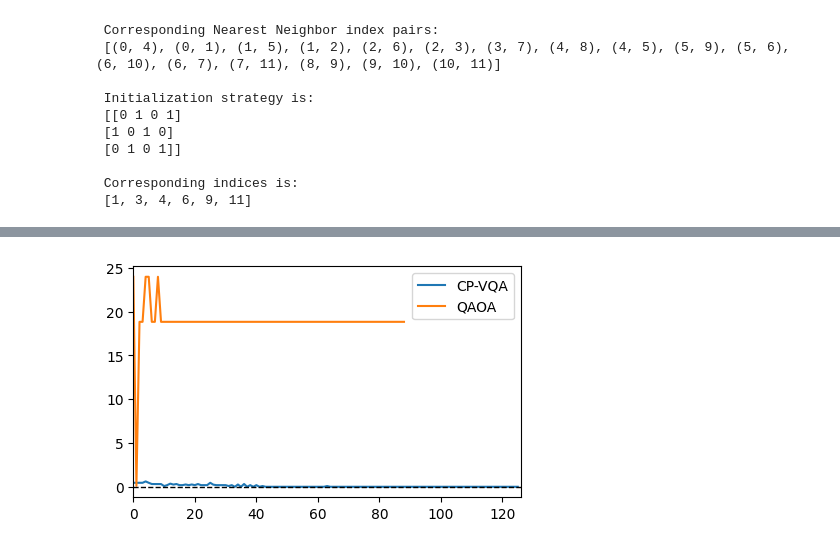
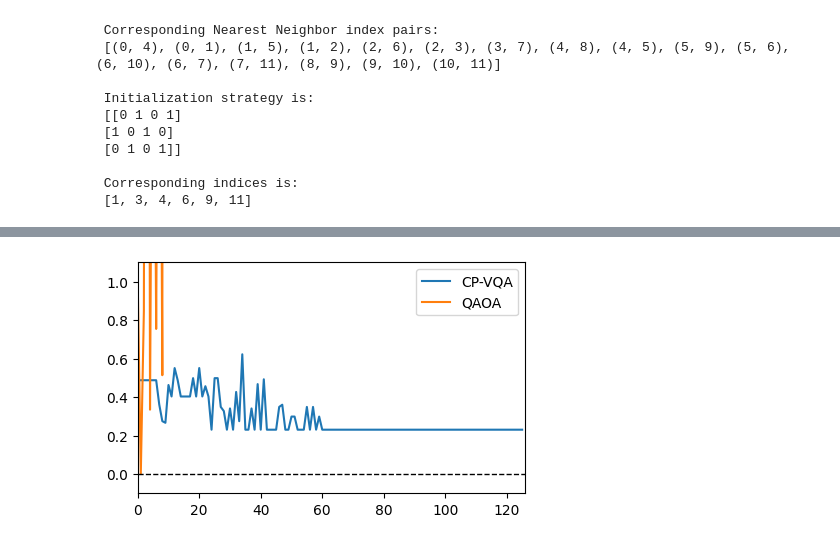
Before and after one commit to seba2390/Azurestuff, a Jupyter notebook: scripts/fig_1.ipynb, the cells around one changed output, grey strips where cells are left out. Drawn from its saved outputs; the diff is of its cells as text; code cells hidden in the pictures.

```diff
--- a/scripts/fig_1.ipynb
+++ b/scripts/fig_1.ipynb
@@ -150,13 +165,14 @@ NORMAL_res = sc.optimize.minimize(fun=NORMAL_ansatz.get_cost, x0=NORMAL_theta_i,
                            options={'disp': False, 'maxiter': max_iter},
                            callback=NORMAL_callback_function)
 # %%
+# N.B. Because the normalization is done w. respect to the "allowed states (w. k ones)" QAOA has cost above 1.
 fig, ax = plt.subplots(1,1, figsize=(5,3))
 ax.plot([it for it in range(len(CP_costs))], CP_costs, label='CP-VQA')
 ax.plot([it for it in range(len(NORMAL_costs))], NORMAL_costs, label='QAOA')
 ax.set_xlim(0,max(len(CP_costs),len(NORMAL_costs)))
-#ax.set_ylim(-0.1,1.1)
+ax.set_ylim(-0.1,1.1)
 ax.hlines(0,0,max(len(CP_costs),len(NORMAL_costs)),lw=1,linestyles='dashed',colors='k')
 ax.legend(loc='upper right')
 plt.show()
 # %% [output]
-[figure, old version]
+[figure, new version]
```
Also changed, not shown: parts of 8 cells of this notebook, 2 other files.
